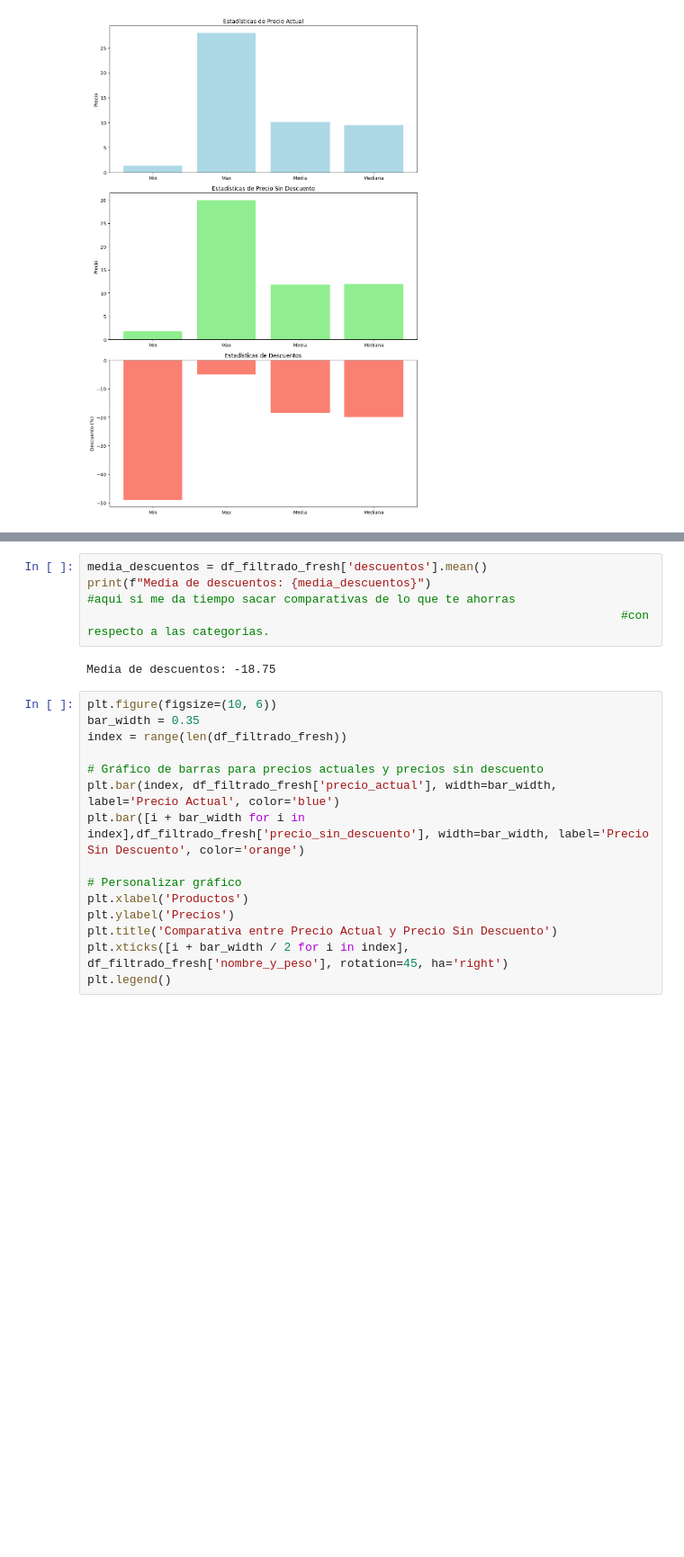
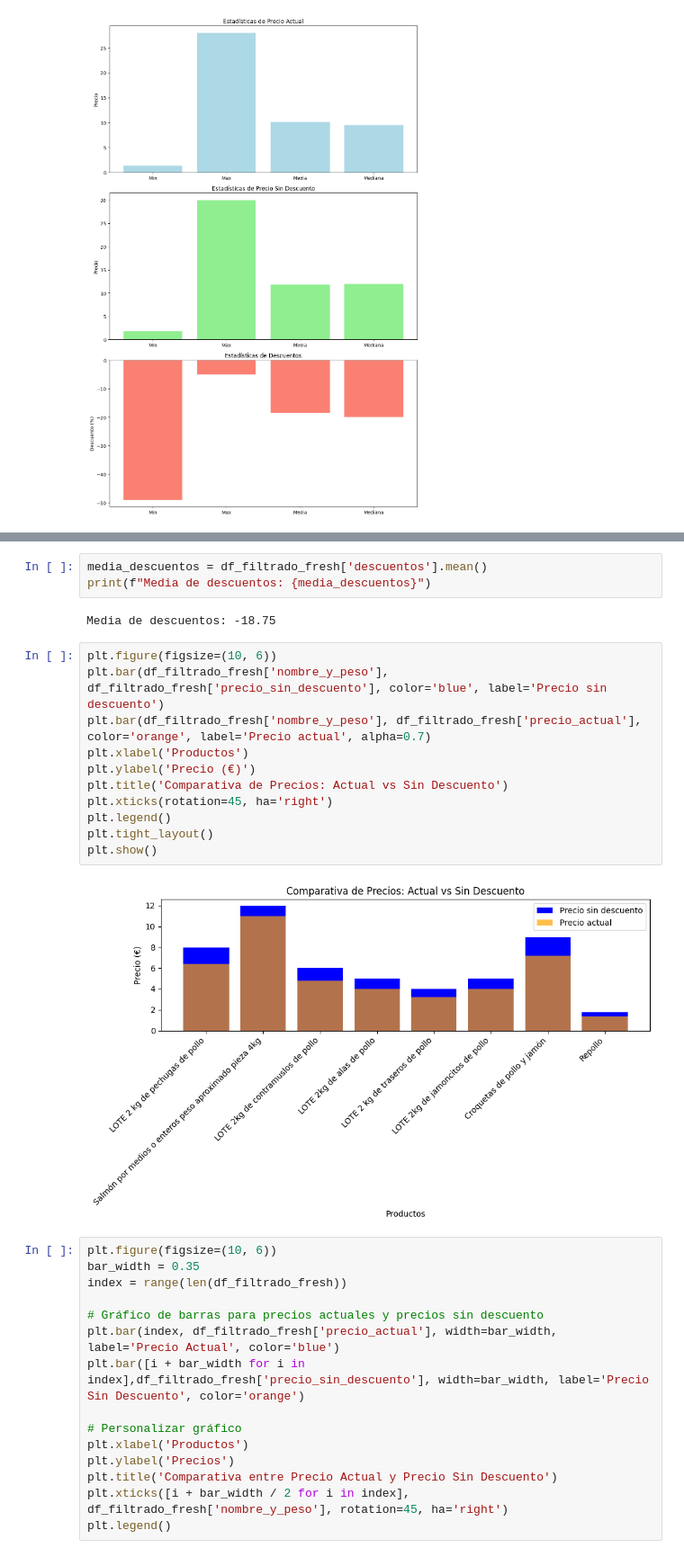
Before and after one commit to adrims10/Nutricion_y_Macros, a Jupyter notebook: notebooks/6.Exploracion datos y visualizacion.ipynb, the cells around one changed output, grey strips where cells are left out. Shown: that part at 90% size. Cells and saved outputs as stored; diff of their text form; blank space fills up the shorter version.

```diff
--- a/notebooks/6.Exploracion datos y visualizacion.ipynb
+++ b/notebooks/6.Exploracion datos y visualizacion.ipynb
@@ -429,10 +429,23 @@ df_filtrado_fresh
 | 19 | 20 | 20 | Repollo | -22.0 | 1.39 | 1.79 |
 # %%
 media_descuentos = df_filtrado_fresh['descuentos'].mean()
-print(f"Media de descuentos: {media_descuentos}")                           #aqui si me da tiempo sacar comparativas de lo que te ahorras
-                                                                            #con respecto a las categorias.
+print(f"Media de descuentos: {media_descuentos}")
 # %% [output]
 Media de descuentos: -18.75
+# %%
+plt.figure(figsize=(10, 6))
+plt.bar(df_filtrado_fresh['nombre_y_peso'],
+df_filtrado_fresh['precio_sin_descuento'], color='blue', label='Precio sin descuento')
+plt.bar(df_filtrado_fresh['nombre_y_peso'], df_filtrado_fresh['precio_actual'], color='orange', label='Precio actual', alpha=0.7)
+plt.xlabel('Productos')
+plt.ylabel('Precio (€)')
+plt.title('Comparativa de Precios: Actual vs Sin Descuento')
+plt.xticks(rotation=45, ha='right')
+plt.legend()
+plt.tight_layout()
+plt.show()
+# %% [output]
+[figure, added]
 # %%
 plt.figure(figsize=(10, 6))
 bar_width = 0.35
```
Also changed, not shown: parts of 1 cell of this notebook.
